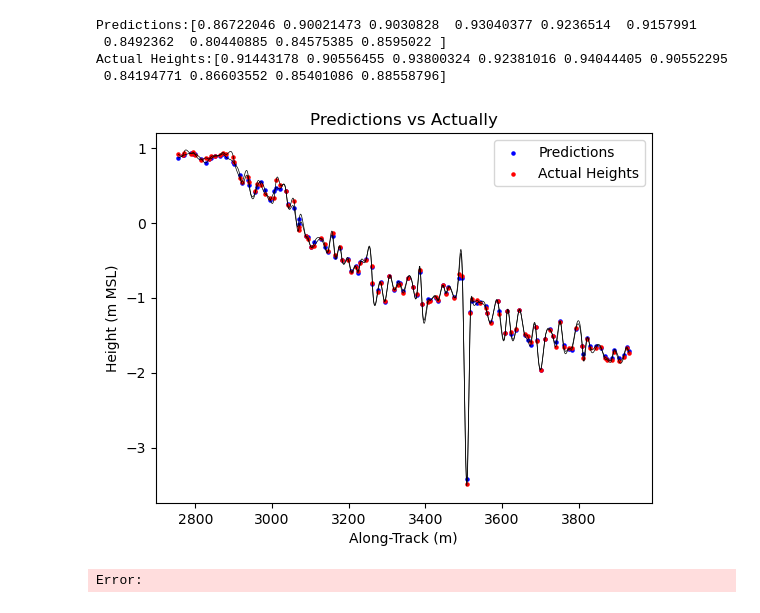
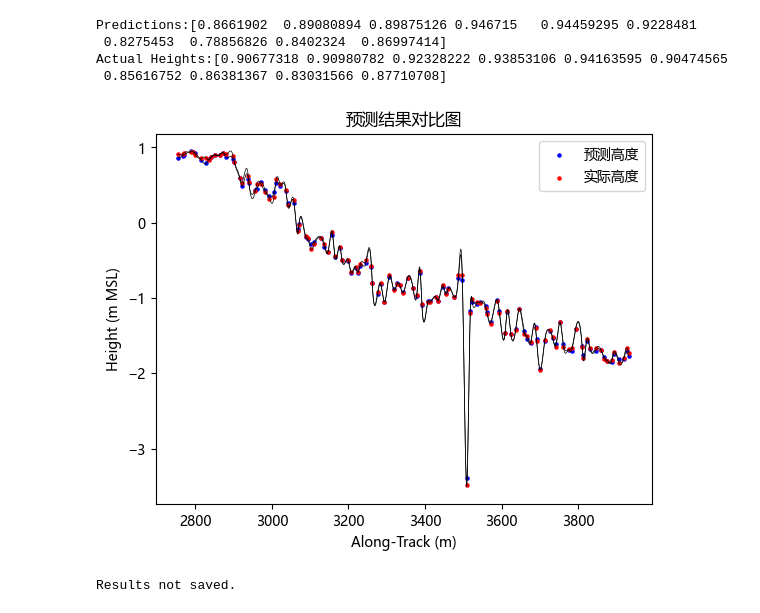
Before and after one commit to NtskwK/GraduationProject, a Jupyter notebook: mlp.ipynb, the cells around one changed output. Saved outputs shown, nothing was run; the diff lists cells and outputs as text; code cells hidden in the pictures.

```diff
--- a/mlp.ipynb
+++ b/mlp.ipynb
@@ -12,6 +12,8 @@ from sklearn.model_selection import train_test_split
 import matplotlib.pyplot as plt
 
 from utils.property import ICESAT2Properties
+
+plt.rcParams["font.sans-serif"] = ["Microsoft YaHei"]
 
 # 读取数据
 df = pd.read_csv("dataset_train.csv")
@@ -30,9 +32,6 @@ Y_col = "real_height"
 # 取出特征和标签
 data_X = df[X_cols].values
 data_Y = df[Y_col].values
-# %%
-# fake_data
-data_Y = df[ICESAT2Properties.Height_MSL.value].values + np.random.normal(0, 0.01, size=data_Y.shape)
 # %%
 batch_size=16
 num_epochs = 50
@@ -221,53 +216,52 @@ print(f"Predictions:{predictions[:10]}")
 print(f"Actual Heights:{data_Y[:10]}")
 
 fig, ax = plt.subplots()
-plt.title("Predictions vs Actually")
+plt.title("预测结果对比图")
 plt.xlabel(ICESAT2Properties.AlongTrack.value)
 plt.ylabel(ICESAT2Properties.Height_MSL.value)
 ax.scatter(
     df[ICESAT2Properties.AlongTrack.value].values,
     predictions,
-    label="Predictions",
+    label="预测高度",
     color="blue",
     s=5,
 )
 ax.scatter(
     df[ICESAT2Properties.AlongTrack.value].values,
     data_Y,
-    label="Actual Heights",
+    label="实际高度",
     color="red",
     s=5,
 )
-
 # 插值曲线
 interpolations: int = 1000
 k: int = 3
 bc_type: str = "clamped"
 x_lable = ICESAT2Properties.AlongTrack.value
 
 y = predictions
 l = np.linspace(df[x_lable].min(), df[x_lable].max(), interpolations)
 interpolation = make_interp_spline(df[x_lable], y, k=k, bc_type=bc_type)
 y_hat = interpolation(l)
 # 粉色
 ax.plot(l, y_hat, color="black", linewidth=0.5)
 
 y = data_Y
 l = np.linspace(df[x_lable].min(), df[x_lable].max(), interpolations)
 interpolation = make_interp_spline(df[x_lable], y, k=k, bc_type=bc_type)
 y_hat = interpolation(l)
 # 粉色
 ax.plot(l, y_hat, color="black", linewidth=0.5)
 
 
 plt.legend()
 plt.show()
 # %% [output]
-Predictions:[0.86722046 0.90021473 0.9030828  0.93040377 0.9236514  0.9157991
- 0.8492362  0.80440885 0.84575385 0.8595022 ]
-Actual Heights:[0.91443178 0.90556455 0.93800324 0.92381016 0.94044405 0.90552295
- 0.84194771 0.86603552 0.85401086 0.88558796]
+Predictions:[0.8661902  0.89080894 0.89875126 0.946715   0.94459295 0.9228481
+ 0.8275453  0.78856826 0.8402324  0.86997414]
+Actual Heights:[0.90677318 0.90980782 0.92328222 0.93853106 0.94163595 0.90474565
+ 0.85616752 0.86381367 0.83031566 0.87710708]
-[figure, old version]
+[figure, new version]
 # %%
 save = input("Save results to CNN.txt? (y/[n]): ")
 if save.lower() == 'y':
@@ -281,4 +275,4 @@ if save.lower() == 'y':
 else:
     print("Results not saved.")
 # %% [output]
-Error:
+Results not saved.
```
Also changed, not shown: parts of 2 cells of this notebook, 2 other files.
